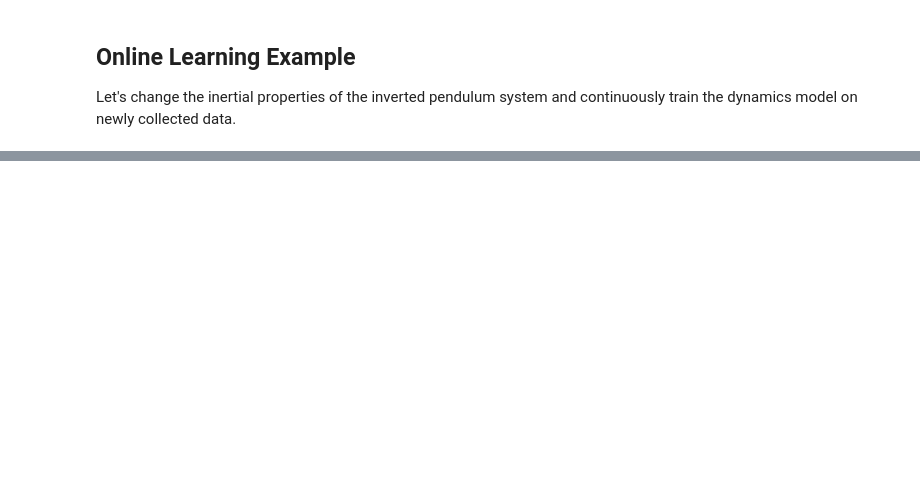
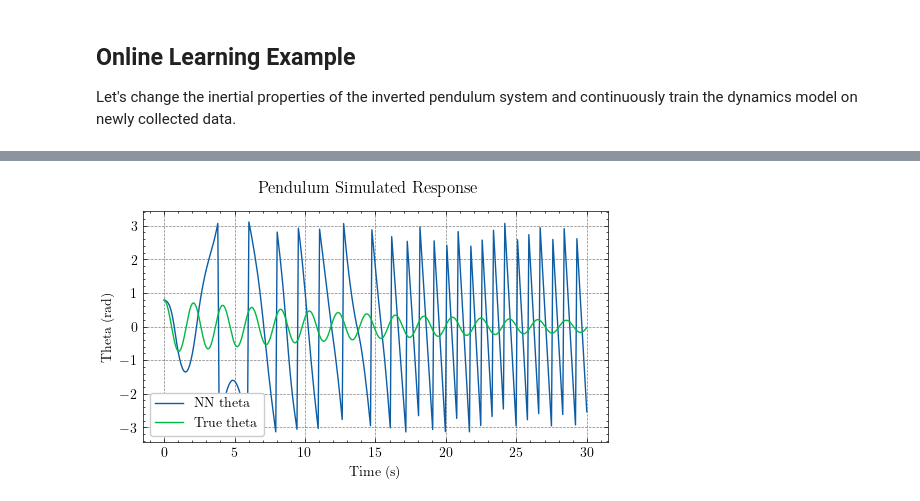
Before and after one commit to micahreich/mppi-neural-dynamics, a Jupyter notebook: control/MPPI_NNPlayground.ipynb, the cells around one changed output, grey strips where cells are left out. Saved outputs shown, nothing was run; the diff lists cells and outputs as text; code cells hidden in the pictures; blank space fills up the shorter version.

```diff
--- a/control/MPPI_NNPlayground.ipynb
+++ b/control/MPPI_NNPlayground.ipynb
@@ -151,0 +205,29 @@ inv_pend_env.desired_state = np.array([np.radians(180), 0])
+# %%
+ONLINE_LR = 1e-2
+
+pend_env = Pendulum(m=1, l=1, b=0.1, dt=1 / 10)
+pend_base_model = tf.keras.models.load_model(pend_availible_models[idx])
+pend_transfer_model = TransferNN(base_model=pend_base_model, lr=ONLINE_LR)
+
+def nn_evolve_state(nn_input):
+    states, controls = nn_input[:, :pend_env.nx], nn_input[:, pend_env.nx:]
+    x_ddots = pend_transfer_model.transfer_model(nn_input)
+
+    x_dots = states[:, 1::2]
+
+    next_states = states
+    next_states[:, ::2] += x_dots * pend_env.dt + 1 / 2 * x_ddots * (pend_env.dt ** 2)
+    next_states[:, 1::2] += x_ddots * pend_env.dt
+
+    return next_states
+
+pend_controller = SystemController(
+    ds=pend_env,
+    n_rollouts=100,
+    horizon_length=10,
+    exploration_cov=np.diag([0.5 ** 2]),
+    exploration_lambda=1e-2,
+    state_cost=state_cost, terminal_cost=terminal_cost,
+    control_range={"min": pend_env.u_lo, "max": pend_env.u_hi},
+    nn_model=pend_nn_model
+).build()
@@ -208,2 +309,19 @@ print("Elapsed time: {:.5f} s".format(perf_counter() - start_time))
+# %%
+# Plot the simulated response
+
+time = np.linspace(0, simulation_length, n_steps)
+
+fig, ax = plt.subplots(1, 1, figsize=(6, 3))
+fig.suptitle("Pendulum Simulated Response")
+
+ax.plot(time, transform_02pi_to_negpospi(nn_states[:, 0]), label="NN theta")
+ax.plot(time, transform_02pi_to_negpospi(truth_states[:, 0]), label="True theta")
+
+ax.set(xlabel="Time (s)", ylabel="Theta (rad)")
+ax.legend()
+
+fig.savefig("figs/nn_vs_true_theta_iv.png")
+# %% [output]
+[figure, added]
 # %%
 # Plot the results
```
Also changed, not shown: parts of 33 cells of this notebook, 31 other files.
